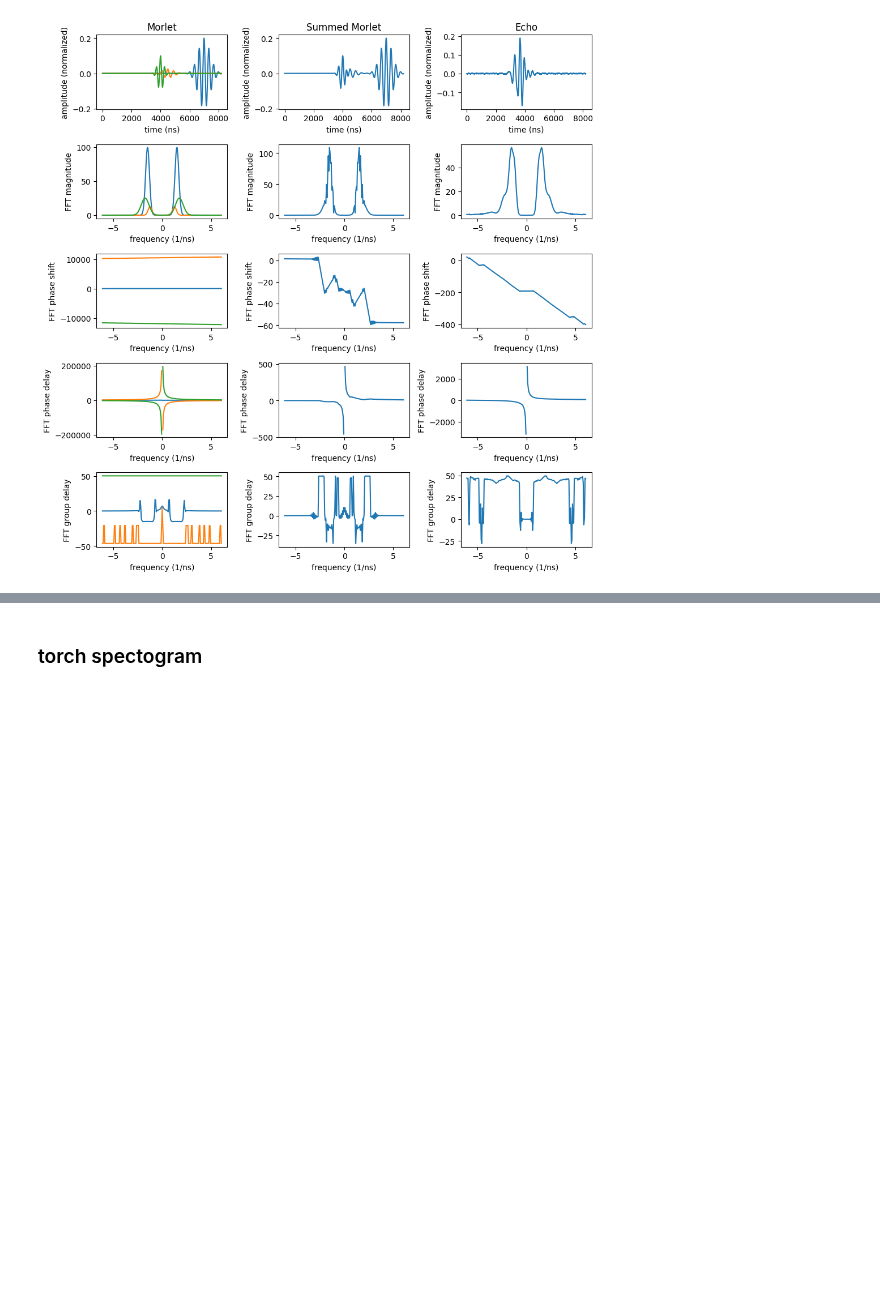
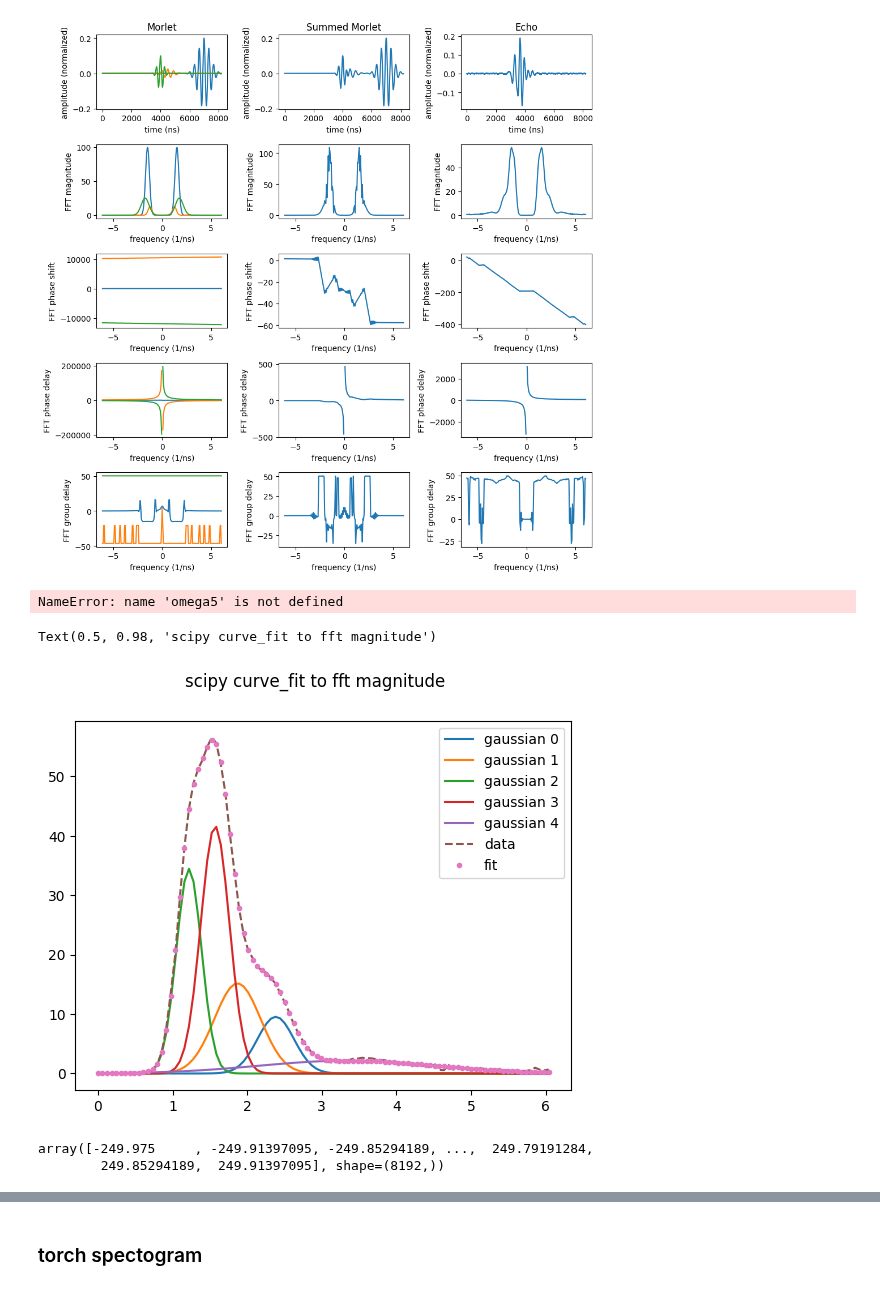
Before and after one commit to zhangxinqiao314/ultrasonic_ml, a Jupyter notebook: Notebooks/ex_tape.ipynb, the cells around one changed output, grey strips where cells are left out. Cells and saved outputs as stored; diff of their text form; code cells hidden in the pictures; blank space fills up the shorter version.

Commit message:
fft scipy fitting

```diff
--- a/Notebooks/ex_tape.ipynb
+++ b/Notebooks/ex_tape.ipynb
@@ -121,3 +124,42 @@ for j in range(3):
 fig.tight_layout()
 # %% [output]
 [figure]
+# %%
+from scipy.optimize import curve_fit
+f = freq[len(freq)//2:len(freq)//2+100]
+mag = np.abs(fft_echo[len(freq)//2:len(freq)//2+100])
+
+def gaussian_5(x,
+               a1, a2, a3, a4, a5,
+               mu1, mu2, mu3, mu4, mu5,
+               sigma1, sigma2, sigma3, sigma4, sigma5):
+    return a1 * np.exp(-(x - mu1)**2 / (2 * sigma1**2)) + \
+           a2 * np.exp(-(x - mu2)**2 / (2 * sigma2**2)) + \
+           a3 * np.exp(-(x - mu3)**2 / (2 * sigma3**2)) + \
+           a4 * np.exp(-(x - mu4)**2 / (2 * sigma4**2)) + \
+           a5 * np.exp(-(x - omega5)**2 / (2 * sigma5**2))
+
+def gaussian(x, a1, mu1, sigma1):
+    return a1 * np.exp(-(x - mu1)**2 / (2 * sigma1**2))
+ # try interpolating next
+popt, _ = curve_fit( gaussian_5, f, mag,
+                    bounds=([0,0,0,0,0,
+                             0,0,0,0,0,
+                             0,0,0,0,0],
+                            [mag.max(),mag.max(),mag.max(),mag.max(),mag.max(),
+                             100,100,100,100,100,
+                             100,100,100,100,100]),)
+# %% [output]
+NameError: name 'omega5' is not defined
+# %%
+for i in range(5):
+    plt.plot(freq[len(freq)//2:len(freq)//2+100],
+             gaussian(freq[len(freq)//2:len(freq)//2+100], *popt[[i, i+5, i+10]]), label=f'gaussian {i}')
+
+plt.plot(f, mag, '--', label='data')
+plt.plot(f, gaussian_5(f, *popt), '.', label='fit')
+plt.legend()
+plt.suptitle('scipy curve_fit to fft magnitude')
+# %% [output]
+Text(0.5, 0.98, 'scipy curve_fit to fft magnitude')
+[figure, added]
@@ -123,0 +182,5 @@ fig.tight_layout()
+# %%
+freq
+# %% [output]
+array([-249.975     , -249.91397095, -249.85294189, ...,  249.79191284,
+        249.85294189,  249.91397095], shape=(8192,))
```
Also changed, not shown: parts of 17 cells of this notebook, 2 other files.
